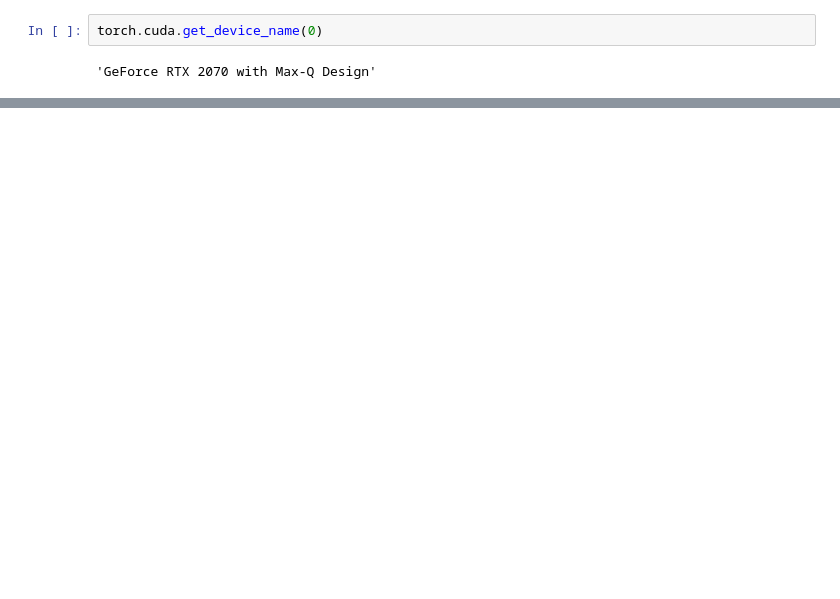
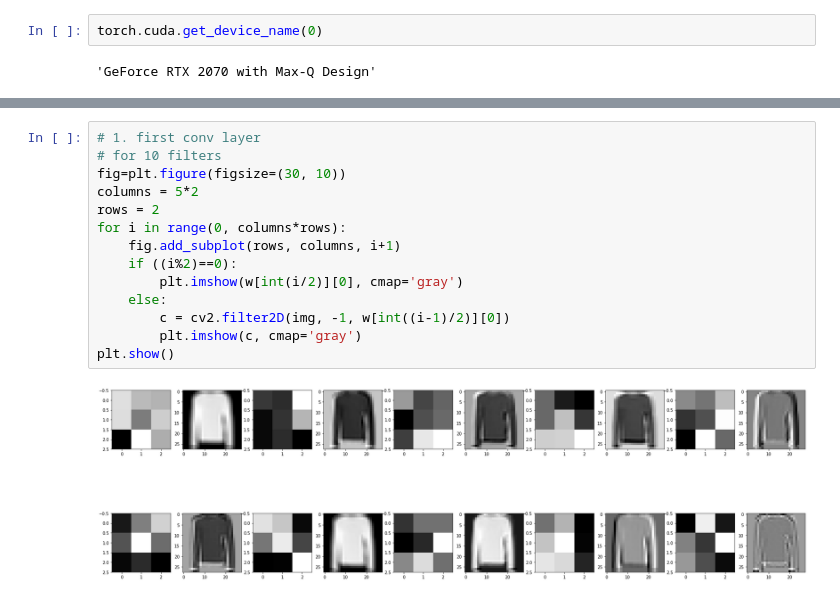
Before and after one commit to leeping-ng/ML-references, a Jupyter notebook: Pytorch.ipynb, the cells around one changed output, grey strips where cells are left out. Saved outputs shown, nothing was run; the diff lists cells and outputs as text; blank space fills up the shorter version.

```diff
--- a/Pytorch.ipynb
+++ b/Pytorch.ipynb
@@ -388,0 +285,16 @@ tensor(3)
+# %%
+# 1. first conv layer
+# for 10 filters
+fig=plt.figure(figsize=(30, 10))
+columns = 5*2
+rows = 2
+for i in range(0, columns*rows):
+    fig.add_subplot(rows, columns, i+1)
+    if ((i%2)==0):
+        plt.imshow(w[int(i/2)][0], cmap='gray')
+    else:
+        c = cv2.filter2D(img, -1, w[int((i-1)/2)][0])
+        plt.imshow(c, cmap='gray')
+plt.show()
+# %% [output]
+[figure, added]
```
Also changed, not shown: parts of 26 cells of this notebook.
